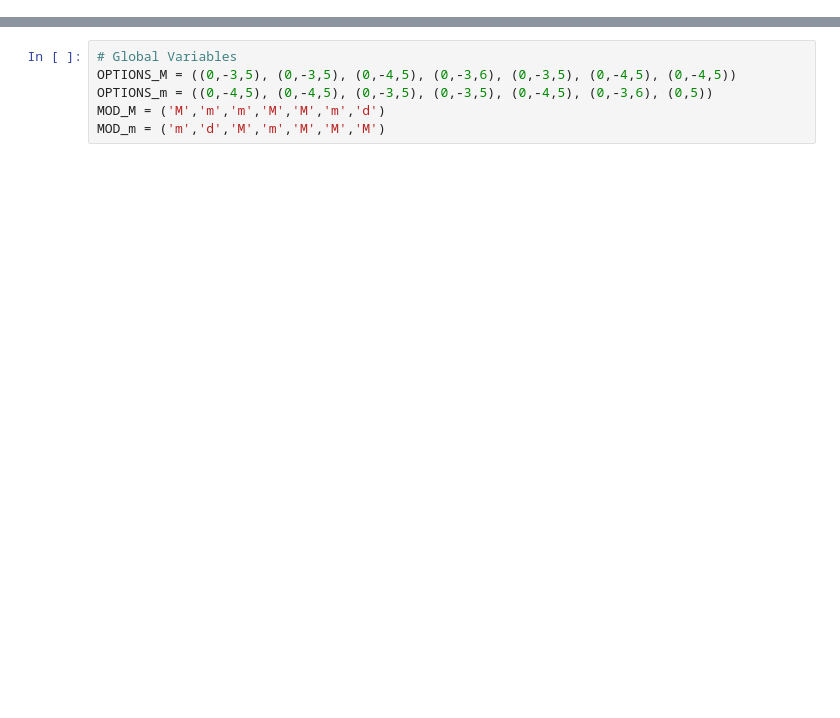
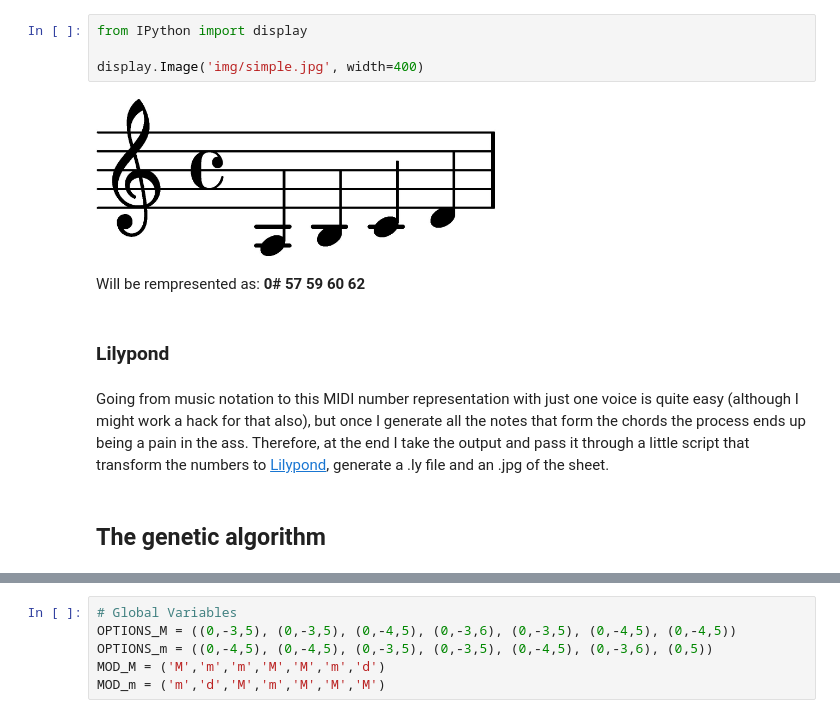
Before and after one commit to schiob/MusGen, a Jupyter notebook: Genetic_Chords.ipynb, the cells around one changed output, grey strips where cells are left out. Saved outputs shown, nothing was run; the diff lists cells and outputs as text; blank space fills up the shorter version.

```diff
--- a/Genetic_Chords.ipynb
+++ b/Genetic_Chords.ipynb
@@ -6,0 +11,14 @@
+# %%
+from IPython import display
+
+display.Image('img/simple.jpg', width=400)
+# %% [output]
+[figure, added]
+# %% [markdown]
+Will be rempresented as: **0# 57 59 60 62**
+# %% [markdown]
+### Lilypond
+# %% [markdown]
+Going from music notation to this MIDI number representation with just one voice is quite easy (although I might work a hack for that also), but once I generate all the notes that form the chords the process ends up being a pain in the ass. Therefore, at the end I take the output and pass it through a little script that transform the numbers to [Lilypond](http://www.lilypond.com), generate a .ly file and an .jpg of the sheet.
+# %% [markdown]
+## The genetic algorithm
```
Also changed, not shown: parts of 51 cells of this notebook, 2 other files.
